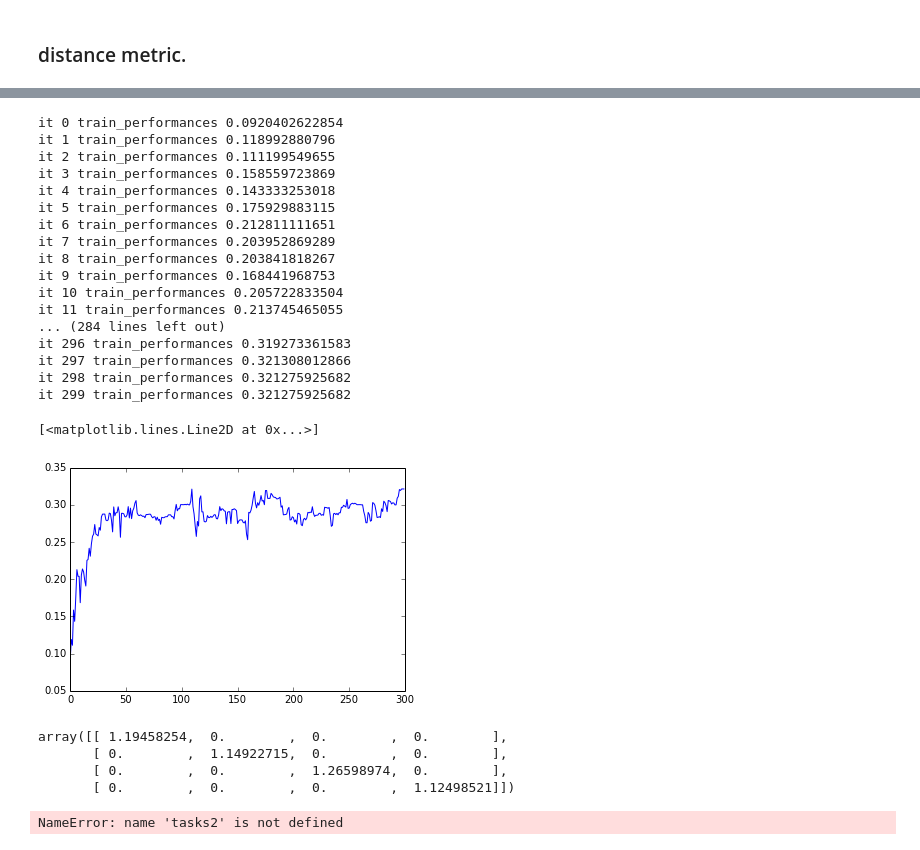
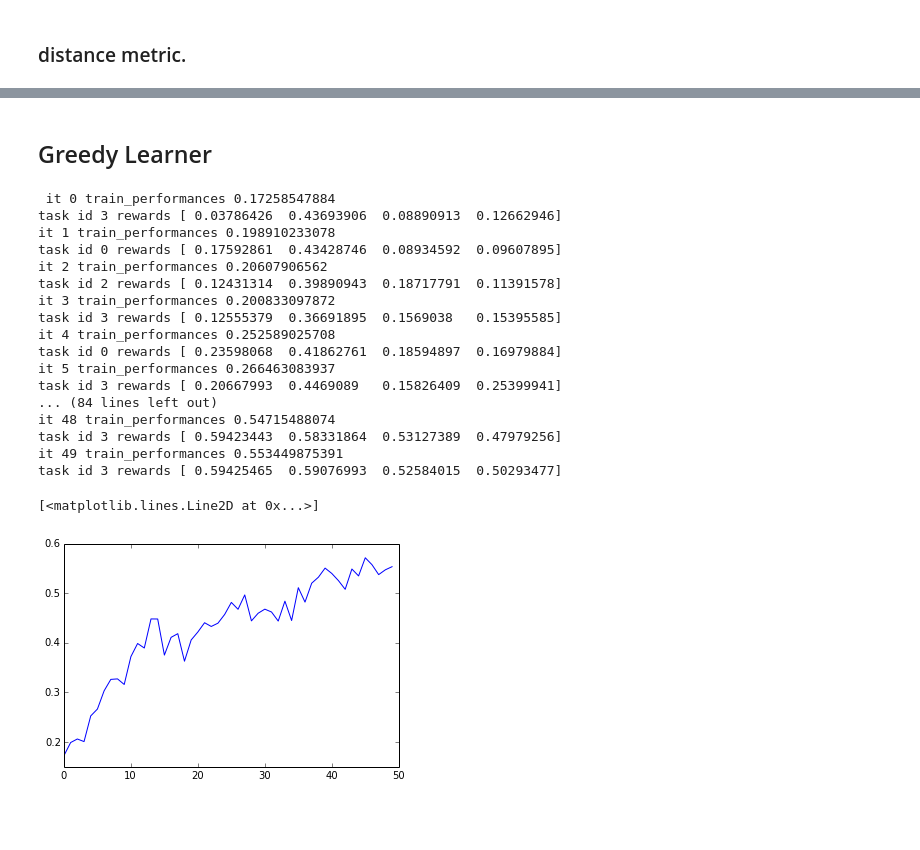
Before and after one commit to strin/curriculum-deep-RL, a Jupyter notebook: scripts/uvfa/GP-t.ipynb, the cells around one changed output, grey strips where cells are left out. Drawn from its saved outputs; the diff is of its cells as text; code cells hidden in the pictures; blank space fills up the shorter version.

```diff
--- a/scripts/uvfa/GP-t.ipynb
+++ b/scripts/uvfa/GP-t.ipynb
@@ -126,44 +231,44 @@ learner = SingleLearnerSequential(dqn, tasks,
                            lr=1e-4, memory_size=250)
 train_performances = []
 for it in range(300):
-    learner.run(num_epochs = 1, num_episodes = 10)
+    learner.run(num_epochs = 1, num_episodes = 50)
     train_performances.append(eval_dataset(dqn, tasks))
     print 'it', it, 'train_performances', train_performances[-1]
 plot(train_performances)
-# %% [output]
-it 0 train_performances 0.0920402622854
-it 1 train_performances 0.118992880796
-it 2 train_performances 0.111199549655
-it 3 train_performances 0.158559723869
-it 4 train_performances 0.143333253018
-it 5 train_performances 0.175929883115
-it 6 train_performances 0.212811111651
-it 7 train_performances 0.203952869289
-it 8 train_performances 0.203841818267
-it 9 train_performances 0.168441968753
-it 10 train_performances 0.205722833504
-it 11 train_performances 0.213745465055
-... (284 lines left out)
-it 296 train_performances 0.319273361583
-it 297 train_performances 0.321308012866
-it 298 train_performances 0.321275925682
-it 299 train_performances 0.321275925682
-[<matplotlib.lines.Line2D at 0x...>]
-[figure, removed]
-# %%
-np.diag(learner.sigma)
-# %% [output]
-array([[ 1.19458254,  0.        ,  0.        ,  0.        ],
-       [ 0.        ,  1.14922715,  0.        ,  0.        ],
-       [ 0.        ,  0.        ,  1.26598974,  0.        ],
-       [ 0.        ,  0.        ,  0.        ,  1.12498521]])
-# %%
-train_errors = []
-for it in range(300):
-    learner.run(num_epochs = 1, num_episodes = 10)
-    train_errors.append(eval_dataset(dqn, tasks2))
-    print 'it', it, 'train_err', train_errors[-1]
-figure(1)
-plot(train_errors)
-# %% [output]
-NameError: name 'tasks2' is not defined
+# %% [markdown]
+## Greedy Learner
+# %%
+#dqn = DQN(tasks[0], lambda states: arch.two_layer(states, H * W * 2, 32, 4))
+dqn = DQN(tasks[0], two_stream_arch)
+learner = SingleLearnerCommunist(dqn, tasks,
+                           lr=1e-4, memory_size=250)
+train_performances = []
+for it in range(50):
+    learner.run(num_epochs = 1, num_episodes = 10)
+    last_task_performance = np.zeros(len(tasks))
+    for ti in range(len(tasks)):
+        last_task_performance[ti] = expected_reward_tabular_normalized(dqn, tasks[ti], tol=1e-4)
+    train_performances.append(np.mean(last_task_performance))
+    print 'it', it, 'train_performances', train_performances[-1]
+    print 'task id', learner.last_task_ti, 'rewards', last_task_performance
+plot(train_performances)
+# %% [output]
+ it 0 train_performances 0.17258547884
+task id 3 rewards [ 0.03786426  0.43693906  0.08890913  0.12662946]
+it 1 train_performances 0.198910233078
+task id 0 rewards [ 0.17592861  0.43428746  0.08934592  0.09607895]
+it 2 train_performances 0.20607906562
+task id 2 rewards [ 0.12431314  0.39890943  0.18717791  0.11391578]
+it 3 train_performances 0.200833097872
+task id 3 rewards [ 0.12555379  0.36691895  0.1569038   0.15395585]
+it 4 train_performances 0.252589025708
+task id 0 rewards [ 0.23598068  0.41862761  0.18594897  0.16979884]
+it 5 train_performances 0.266463083937
+task id 3 rewards [ 0.20667993  0.4469089   0.15826409  0.25399941]
+... (84 lines left out)
+it 48 train_performances 0.54715488074
+task id 3 rewards [ 0.59423443  0.58331864  0.53127389  0.47979256]
+it 49 train_performances 0.553449875391
+task id 3 rewards [ 0.59425465  0.59076993  0.52584015  0.50293477]
+[<matplotlib.lines.Line2D at 0x...>]
+[figure, added]
```
Also changed, not shown: parts of 16 cells of this notebook, 5 other files.
